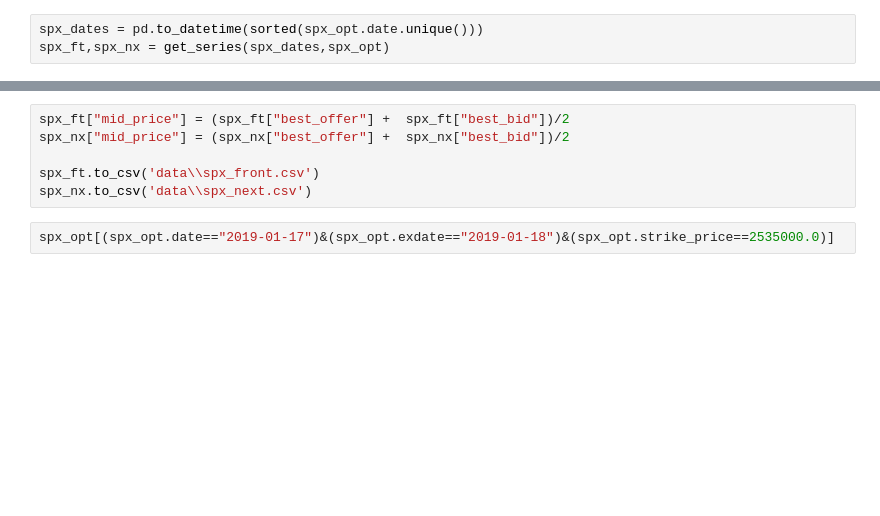
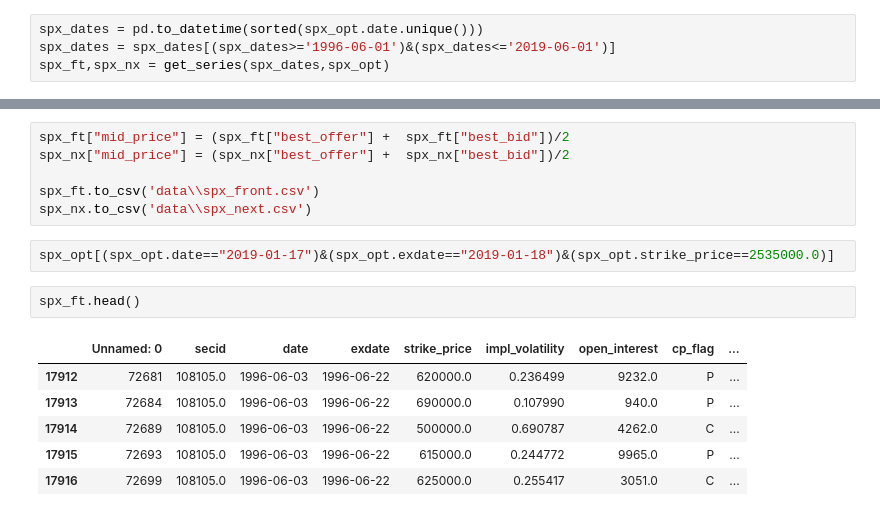
Before and after one commit to spencerljx/Volatility-Prediction, a Jupyter notebook: front_next_divide.ipynb, the cells around one changed output, grey strips where cells are left out. Drawn from its saved outputs; the diff is of its cells as text; blank space fills up the shorter version.

```diff
--- a/front_next_divide.ipynb
+++ b/front_next_divide.ipynb
@@ -37,5 +37,6 @@ def get_series(tic_en,tic_opt):
     return front_s,next_s
 # %%
 spx_dates = pd.to_datetime(sorted(spx_opt.date.unique()))
+spx_dates = spx_dates[(spx_dates>='1996-06-01')&(spx_dates<='2019-06-01')]
 spx_ft,spx_nx = get_series(spx_dates,spx_opt)
 # %% [output]
@@ -48,3 +65,12 @@ spx_ft.to_csv('data\\spx_front.csv')
 spx_nx.to_csv('data\\spx_next.csv')
 # %%
 spx_opt[(spx_opt.date=="2019-01-17")&(spx_opt.exdate=="2019-01-18")&(spx_opt.strike_price==2535000.0)]
+# %%
+spx_ft.head()
+# %% [output]
+|  | Unnamed: 0 | secid | date | exdate | strike_price | impl_volatility | open_interest | cp_flag | ... |
+| 17912 | 72681 | 108105.0 | 1996-06-03 | 1996-06-22 | 620000.0 | 0.236499 | 9232.0 | P | ... |
+| 17913 | 72684 | 108105.0 | 1996-06-03 | 1996-06-22 | 690000.0 | 0.107990 | 940.0 | P | ... |
+| 17914 | 72689 | 108105.0 | 1996-06-03 | 1996-06-22 | 500000.0 | 0.690787 | 4262.0 | C | ... |
+| 17915 | 72693 | 108105.0 | 1996-06-03 | 1996-06-22 | 615000.0 | 0.244772 | 9965.0 | P | ... |
+| 17916 | 72699 | 108105.0 | 1996-06-03 | 1996-06-22 | 625000.0 | 0.255417 | 3051.0 | C | ... |
```
Also changed, not shown: parts of 1 cell of this notebook, 1 other file.
